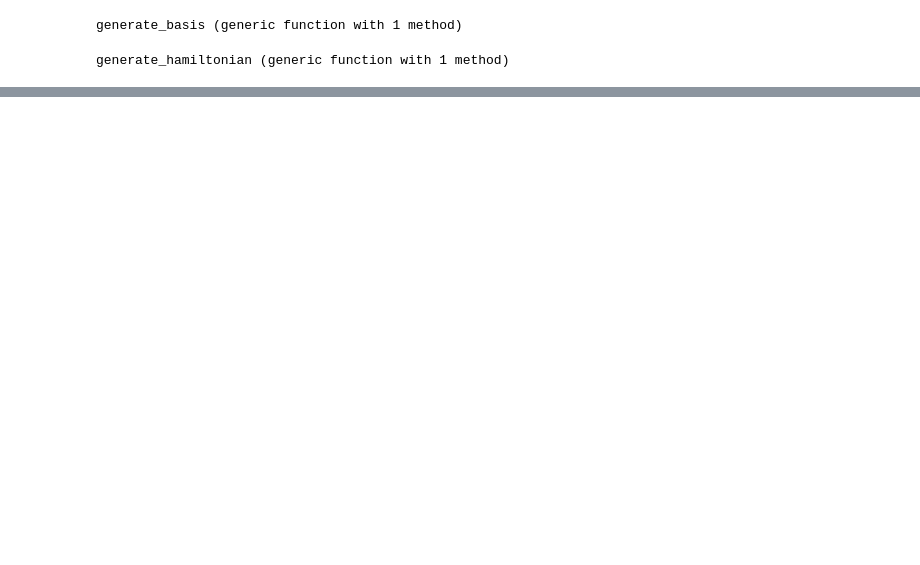
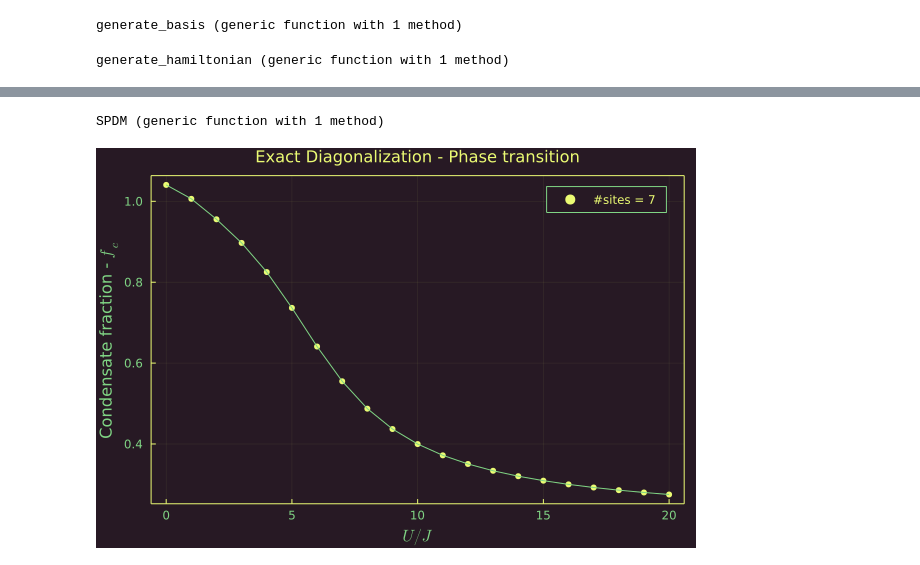
Before and after one commit to 20akshay00/MSThesis, a Jupyter notebook: src/Solving_BHM/ExactDiagonalization.ipynb, the cells around one changed output, grey strips where cells are left out. Saved outputs shown, nothing was run; the diff lists cells and outputs as text; code cells hidden in the pictures; blank space fills up the shorter version.

Commit message:
added SPDM calculation and plot

```diff
--- a/src/Solving_BHM/ExactDiagonalization.ipynb
+++ b/src/Solving_BHM/ExactDiagonalization.ipynb
@@ -92,0 +73,32 @@ E, vecs = eigs(H);
+# %%
+function SPDM(ground_state, basis)
+    D, L = size(basis)
+    basis_tags = tag.(eachslice(basis, dims = 1)) # generate tags for each basis
+    inds, basis_tags = sortperm(basis_tags), sort(basis_tags) # sorting tag-list to reduce complexity
+
+    SPDM = zeros((L, L))
+
+    for i in 1:L, j in 1:L
+        new_state = zeros(D)
+
+        for v in 1:D
+            state = basis[v, :]
+            if state[j] > 0
+                u = inds[searchsortedfirst(basis_tags, tag(hop(state, i, j)))]
+                new_state[u] += ((state[i] + 1) * state[j]) ^ 0.5 * ground_state[v]
+            end
+        end
+
+        SPDM[i, j] = sum(ground_state .* new_state)
+    end
+
+    return SPDM
+end
+# %% [output]
+SPDM (generic function with 1 method)
+# %%
+num_particles, num_states = 7, 7
+basis = generate_basis(num_particles, num_states);
+# %%
+U = 0:20;
+fc = zeros(Float64, length(U));
@@ -92,0 +113,6 @@ E, vecs = eigs(H);
+# %%
+theme(:lime)
+plot(U, fc ./ num_states, st = [:scatter, :line], labels = ["#sites = 7" ""], xlabel = L"$U/J$", ylabel = L"Condensate fraction - $f_c$")
+plot!(framestyle = :box, title = "Exact Diagonalization - Phase transition", titlefontsize = 11)
+# %% [output]
+[figure, added]
```
Also changed, not shown: parts of 6 cells of this notebook.
